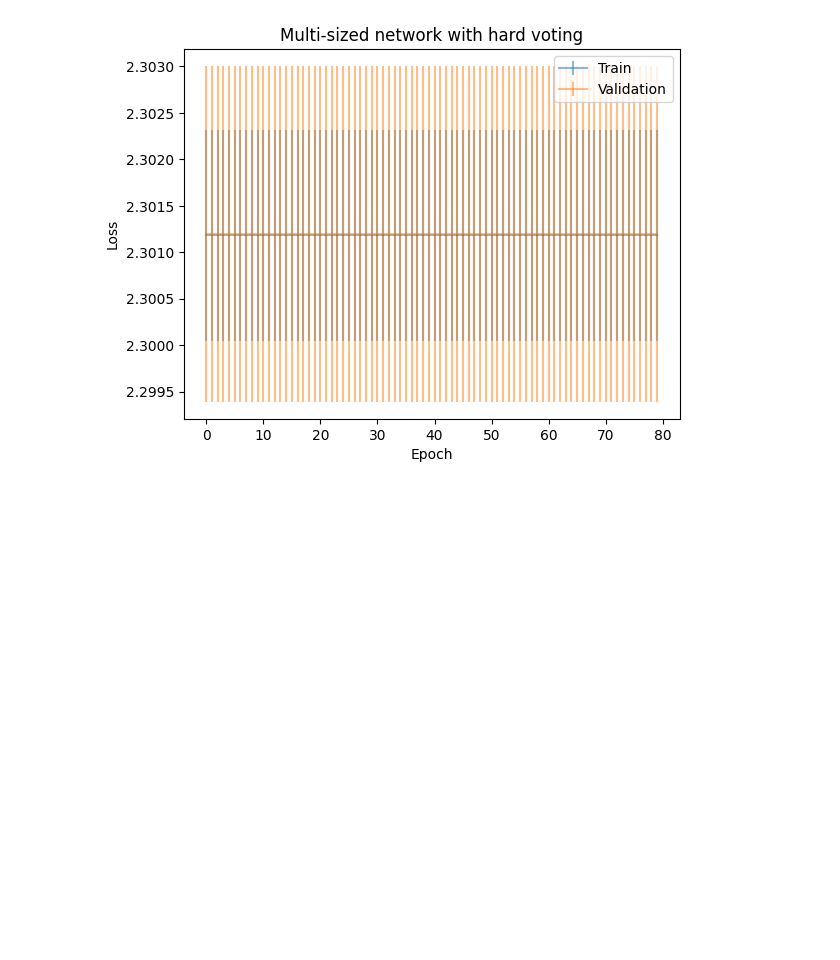
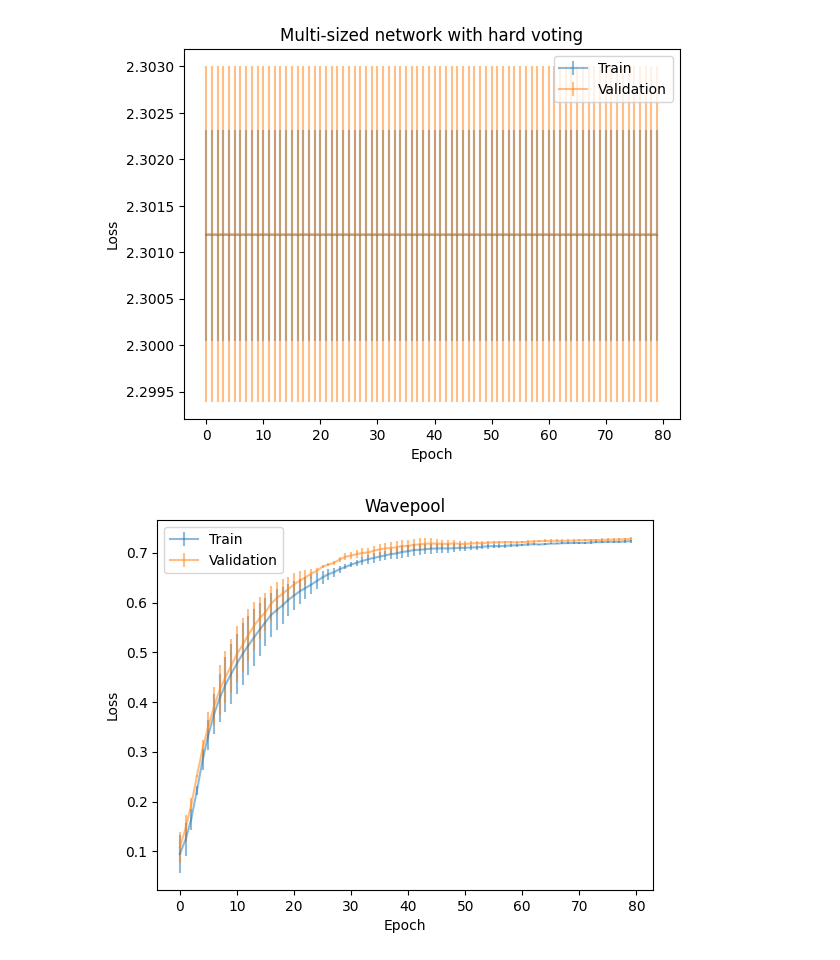
Before and after one commit to deepskies/DeepWavNN, a Jupyter notebook: notebooks/variance_test_mnist.ipynb, the cells around one changed output. Saved outputs shown, nothing was run; the diff lists cells and outputs as text; code cells hidden in the pictures; blank space fills up the shorter version.

```diff
--- a/notebooks/variance_test_mnist.ipynb
+++ b/notebooks/variance_test_mnist.ipynb
@@ -429,0 +468,23 @@ plt.show()
+# %%
+from torch import tensor
+
+train_loss = tensor([wavepool_history[i]['train_accuracy'] for i in wavepool_history]).detach().numpy()
+train_loss = np.array(train_loss)
+train_loss_mean = np.mean(train_loss, axis=0)
+train_loss_std = np.std(train_loss, axis=0)
+
+val_loss = tensor([wavepool_history[i]['val_accuracy'] for i in wavepool_history]).detach().numpy()
+val_loss = np.array(val_loss)
+val_std = np.std(val_loss, axis=0)
+val_mean = np.mean(val_loss, axis=0)
+
+plt.errorbar(range(len(train_loss_mean)), train_loss_mean, yerr=train_loss_std, label="Train", alpha=.5)
+plt.errorbar(range(len(train_loss_mean)), val_mean, yerr=val_std, label="Validation", alpha=.5)
+
+plt.title("Wavepool")
+plt.ylabel("Loss")
+plt.xlabel("Epoch")
+plt.legend()
+plt.show()
+# %% [output]
+[figure, added]
```
Also changed, not shown: parts of 1 cell of this notebook.
